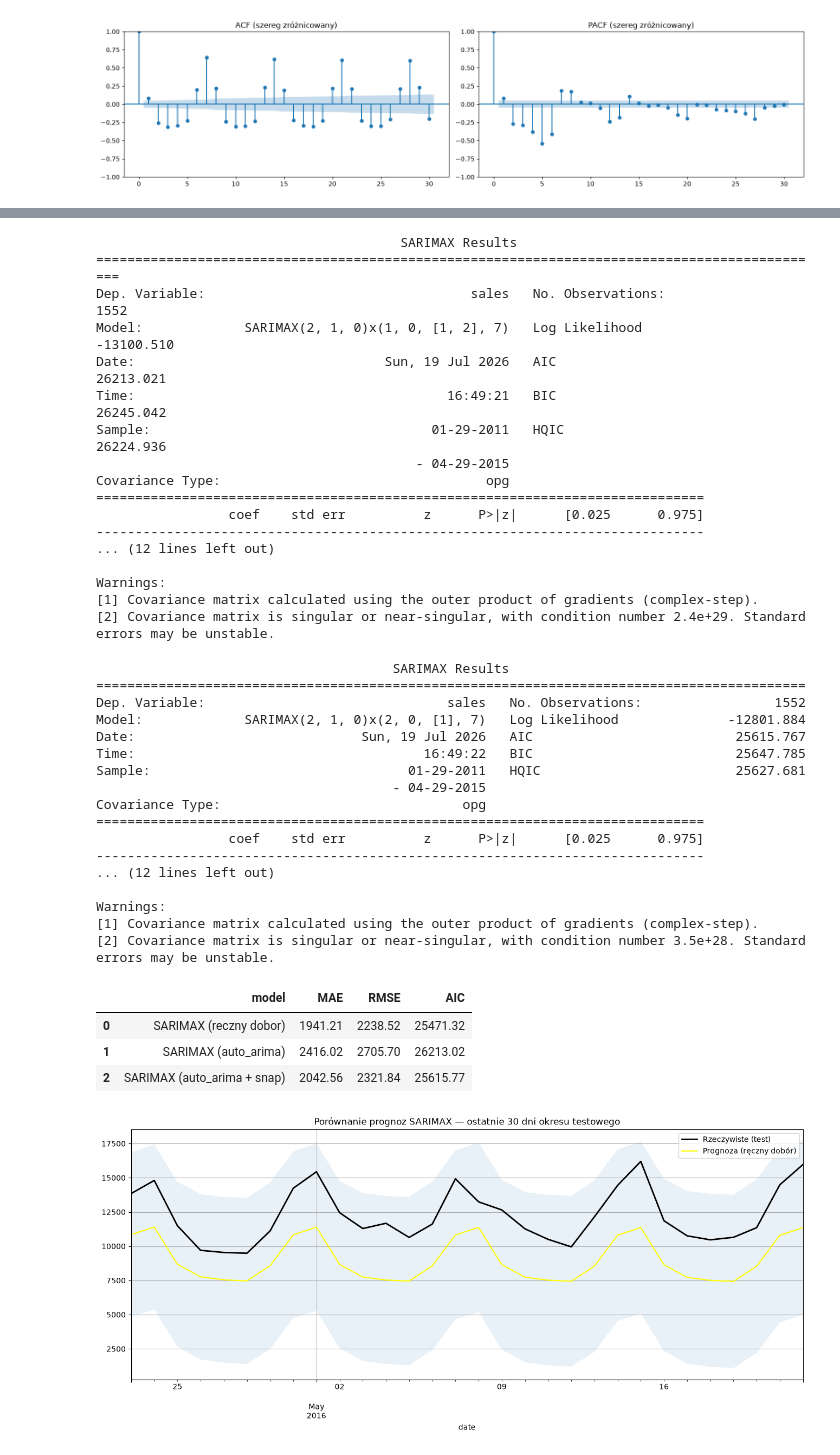
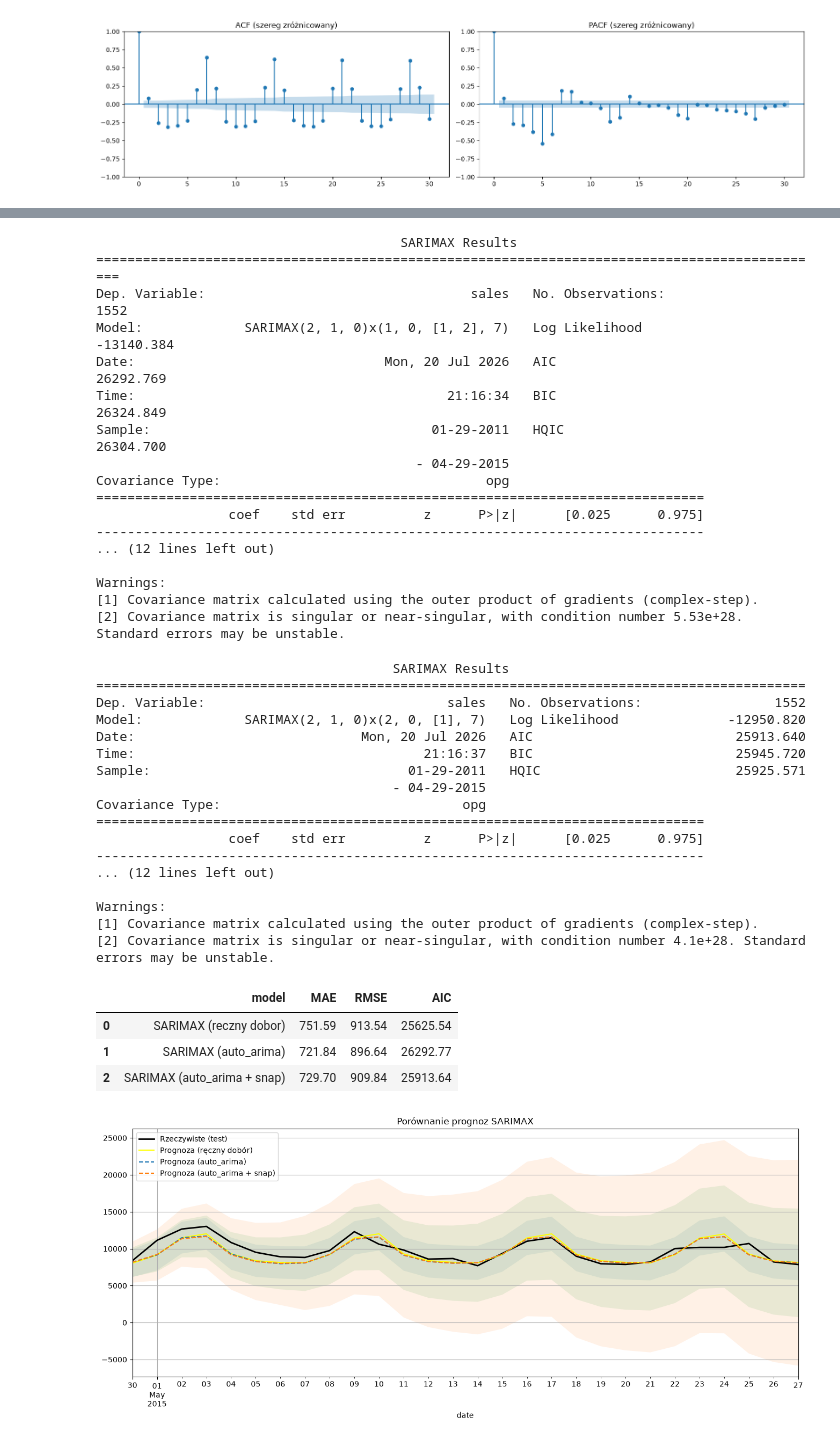
Before and after one commit to JakubOkrzesik/SARIMA-magisterka, a Jupyter notebook: main.ipynb, the cells around one changed output, grey strips where cells are left out. Cells and saved outputs as stored; diff of their text form; code cells hidden in the pictures.

Commit message:
Changed enforce_stationarity=True in SARIMAX models

```diff
--- a/main.ipynb
+++ b/main.ipynb
@@ -342,7 +336,7 @@ sarimax_hand = SARIMAX(
     y_train,
     order=order_hand,
     seasonal_order=seasonal_order_hand,
-    enforce_stationarity=False,
+    enforce_stationarity=True,
     enforce_invertibility=False
 ).fit(disp=False)
 
@@ -374,7 +368,7 @@ sarimax_auto = SARIMAX(
     y_train,
     order=order_auto,
     seasonal_order=seasonal_order_auto,
-    enforce_stationarity=False,
+    enforce_stationarity=True,
     enforce_invertibility=False
 ).fit(disp=False)
 
@@ -383,10 +377,10 @@ print(sarimax_auto.summary())
                                        SARIMAX Results
 ==============================================================================================
 Dep. Variable:                                  sales   No. Observations:                 1552
-Model:             SARIMAX(2, 1, 0)x(1, 0, [1, 2], 7)   Log Likelihood              -13100.510
-Date:                                Sun, 19 Jul 2026   AIC                          26213.021
-Time:                                        16:49:21   BIC                          26245.042
-Sample:                                    01-29-2011   HQIC                         26224.936
+Model:             SARIMAX(2, 1, 0)x(1, 0, [1, 2], 7)   Log Likelihood              -13140.384
+Date:                                Mon, 20 Jul 2026   AIC                          26292.769
+Time:                                        21:16:34   BIC                          26324.849
+Sample:                                    01-29-2011   HQIC                         26304.700
                                          - 04-29-2015
 Covariance Type:                                  opg
 ==============================================================================
@@ -396,7 +390,7 @@ Covariance Type:                                  opg
 
 Warnings:
 [1] Covariance matrix calculated using the outer product of gradients (complex-step).
-[2] Covariance matrix is singular or near-singular, with condition number 2.4e+29. Standard errors may be unstable.
+[2] Covariance matrix is singular or near-singular, with condition number 5.53e+28. Standard errors may be unstable.
 # %%
 # Model 3: SARIMAX z parametrami wybranymi automatycznie przez auto_arima oraz parametrami egzogenicznymi
 order_auto = food_model_with_params.order
@@ -407,7 +401,7 @@ sarimax_auto_with_snap = SARIMAX(
     X=X_train,
     order=order_auto,
     seasonal_order=seasonal_order_auto,
-    enforce_stationarity=False,
+    enforce_stationarity=True,
     enforce_invertibility=False
 ).fit(disp=False)
 
@@ -416,10 +410,10 @@ print(sarimax_auto_with_snap.summary())
                                       SARIMAX Results
 ===========================================================================================
 Dep. Variable:                               sales   No. Observations:                 1552
-Model:             SARIMAX(2, 1, 0)x(2, 0, [1], 7)   Log Likelihood              -12801.884
-Date:                             Sun, 19 Jul 2026   AIC                          25615.767
-Time:                                     16:49:22   BIC                          25647.785
-Sample:                                 01-29-2011   HQIC                         25627.681
+Model:             SARIMAX(2, 1, 0)x(2, 0, [1], 7)   Log Likelihood              -12950.820
+Date:                             Mon, 20 Jul 2026   AIC                          25913.640
+Time:                                     21:16:37   BIC                          25945.720
+Sample:                                 01-29-2011   HQIC                         25925.571
                                       - 04-29-2015
 Covariance Type:                               opg
 ==============================================================================
@@ -429,10 +423,10 @@ Covariance Type:                               opg
 
 Warnings:
 [1] Covariance matrix calculated using the outer product of gradients (complex-step).
-[2] Covariance matrix is singular or near-singular, with condition number 3.5e+28. Standard errors may be unstable.
+[2] Covariance matrix is singular or near-singular, with condition number 4.1e+28. Standard errors may be unstable.
 # %%
 # Prognoza obu modeli na okres testowy i porównanie skuteczności
-n_periods = len(y_test)
+n_periods = 28
 
 fc_hand = sarimax_hand.get_forecast(steps=n_periods)
 pred_hand = fc_hand.predicted_mean
@@ -442,7 +436,7 @@ fc_auto = sarimax_auto.get_forecast(steps=n_periods)
 pred_auto = fc_auto.predicted_mean
 ci_auto = fc_auto.conf_int()
 
-fc_auto_snap = sarimax_auto_with_snap.get_forecast(steps=n_periods, exogs=X_test)
+fc_auto_snap = sarimax_auto_with_snap.get_forecast(steps=n_periods, exog=X_test)
 pred_snap = fc_auto_snap.predicted_mean
 ci_snap = fc_auto_snap.conf_int()
 
@@ -452,43 +446,33 @@ def evaluate(y_true, y_pred, label, aic):
     return {"model": label, "MAE": mae, "RMSE": rmse, "AIC": aic}
 
 results = pd.DataFrame([
-    evaluate(y_test, pred_hand, "SARIMAX (reczny dobor)", sarimax_hand.aic),
-    evaluate(y_test, pred_auto, "SARIMAX (auto_arima)", sarimax_auto.aic),
-    evaluate(y_test, pred_snap, "SARIMAX (auto_arima + snap)", sarimax_auto_with_snap.aic)
+    evaluate(y_test.iloc[:n_periods], pred_hand, "SARIMAX (reczny dobor)", sarimax_hand.aic),
+    evaluate(y_test.iloc[:n_periods], pred_auto, "SARIMAX (auto_arima)", sarimax_auto.aic),
+    evaluate(y_test.iloc[:n_periods], pred_snap, "SARIMAX (auto_arima + snap)", sarimax_auto_with_snap.aic)
 ])
 results = results.round(2)
 results
 # %% [output]
 |  | model | MAE | RMSE | AIC |
-| 0 | SARIMAX (reczny dobor) | 1941.21 | 2238.52 | 25471.32 |
-| 1 | SARIMAX (auto_arima) | 2416.02 | 2705.70 | 26213.02 |
-| 2 | SARIMAX (auto_arima + snap) | 2042.56 | 2321.84 | 25615.77 |
+| 0 | SARIMAX (reczny dobor) | 751.59 | 913.54 | 25625.54 |
+| 1 | SARIMAX (auto_arima) | 721.84 | 896.64 | 26292.77 |
+| 2 | SARIMAX (auto_arima + snap) | 729.70 | 909.84 | 25913.64 |
 # %%
 # Wizualne porównanie prognoz trzech modeli z rzeczywistymi wartościami
-plot_window = 30
-
-y_test_zoom = y_test[-plot_window:]
-pred_hand_zoom = pred_hand[-plot_window:]
-pred_auto_zoom = pred_auto[-plot_window:]
-pred_snap_zoom = pred_snap[-plot_window:]
-ci_hand_zoom = ci_hand.iloc[-plot_window:]
-ci_auto_zoom = ci_auto.iloc[-plot_window:]
-ci_snap_zoom = ci_snap.iloc[-plot_window:]
-
 fig, ax = plt.subplots(figsize=(16, 6))
-y_test_zoom.plot(ax=ax, label="Rzeczywiste (test)", color="black", linewidth=2)
-pred_hand_zoom.plot(ax=ax, label="Prognoza (ręczny dobór)", color="yellow")
-pred_auto_zoom.plot(ax=ax, label="Prognoza (auto_arima)", linestyle="--")
-pred_snap_zoom.plot(ax=ax, label="Prognoza (auto_arima + snap)", linestyle="--")
-ax.fill_between(ci_hand_zoom.index, ci_hand_zoom.iloc[:, 0], ci_hand_zoom.iloc[:, 1], alpha=0.1)
-ax.fill_between(ci_auto_zoom.index, ci_auto_zoom.iloc[:, 0], ci_auto_zoom.iloc[:, 1], alpha=0.1)
-ax.fill_between(ci_snap_zoom.index, ci_snap_zoom.iloc[:, 0], ci_snap_zoom.iloc[:, 1], alpha=0.1)  # note: was ci_hand, likely a copy-paste bug — fixed here
-ax.set_title(f"Porównanie prognoz SARIMAX — ostatnie {plot_window} dni okresu testowego")
+y_test.iloc[:n_periods].plot(ax=ax, label="Rzeczywiste (test)", color="black", linewidth=2)
+pred_hand.plot(ax=ax, label="Prognoza (ręczny dobór)", color="yellow")
+pred_auto.plot(ax=ax, label="Prognoza (auto_arima)", linestyle="--")
+pred_snap.plot(ax=ax, label="Prognoza (auto_arima + snap)", linestyle="--")
+ax.fill_between(ci_hand.index, ci_hand.iloc[:, 0], ci_hand.iloc[:, 1], alpha=0.1)
+ax.fill_between(ci_auto.index, ci_auto.iloc[:, 0], ci_auto.iloc[:, 1], alpha=0.1)
+ax.fill_between(ci_snap.index, ci_snap.iloc[:, 0], ci_snap.iloc[:, 1], alpha=0.1)
+ax.set_title(f"Porównanie prognoz SARIMAX")
 ax.legend()
 ax.grid(True)
 plt.show()
 # %% [output]
-[figure, old version]
+[figure, new version]
 # %%
 print(ci_hand.describe())
 print(ci_auto.describe())
```
Also changed, not shown: parts of 10 cells of this notebook.
